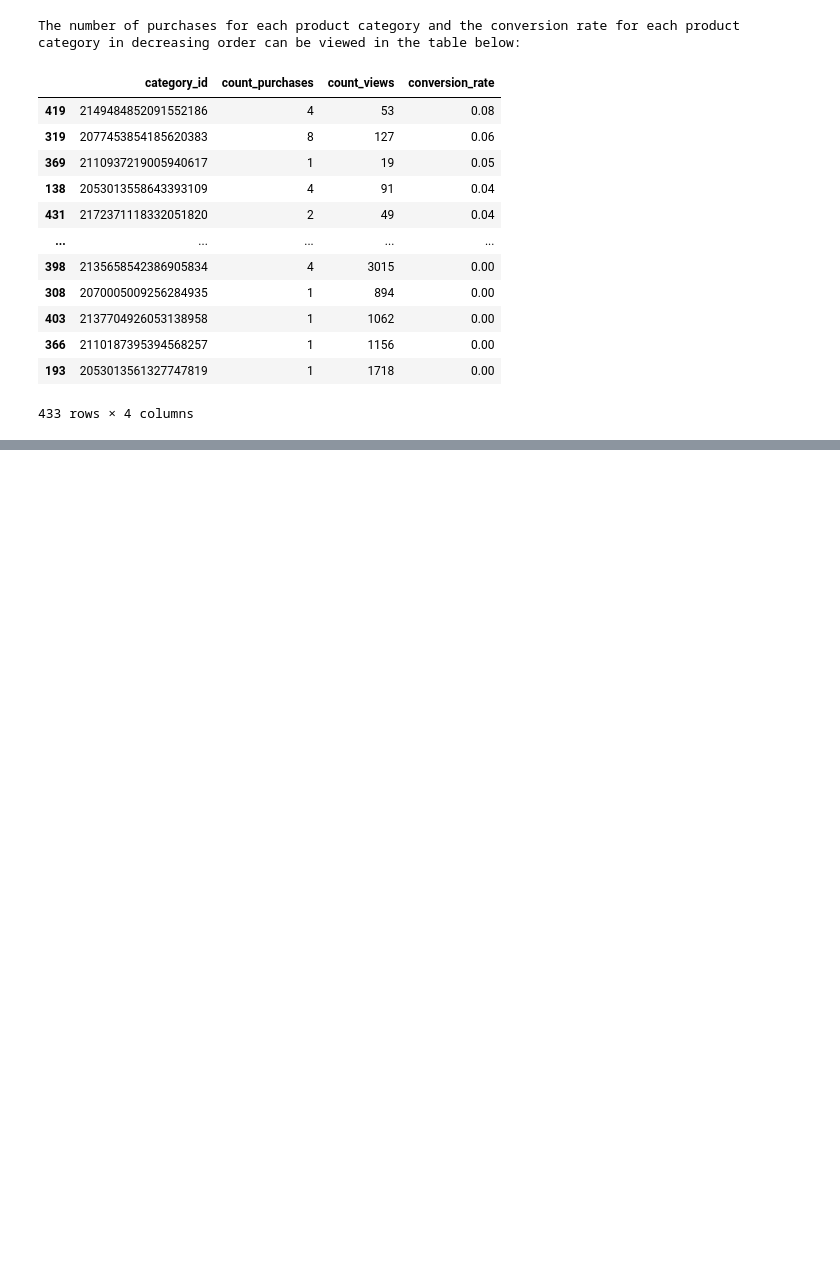
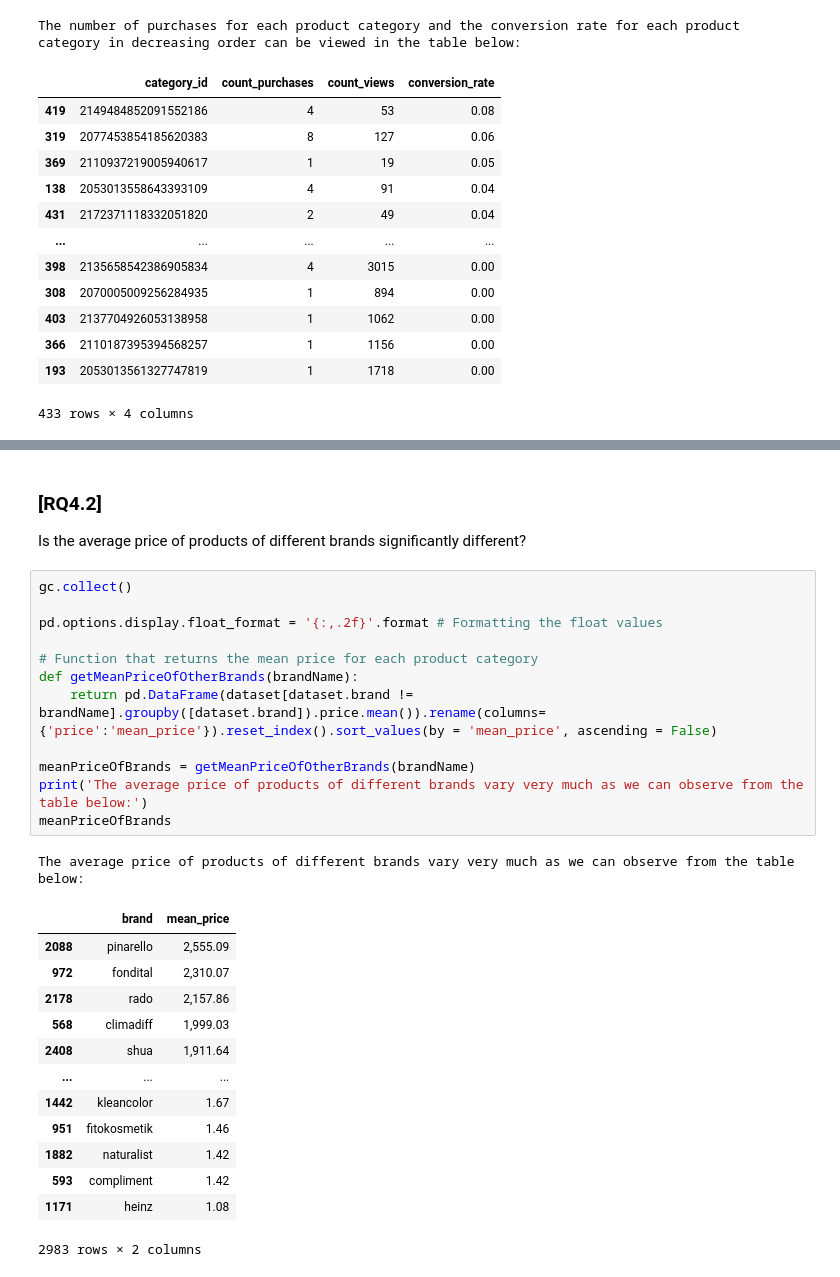
Before and after one commit to freebirdT/ADM_homework2, a Jupyter notebook: main.ipynb, the cells around one changed output, grey strips where cells are left out. Saved outputs shown, nothing was run; the diff lists cells and outputs as text; blank space fills up the shorter version.

```diff
--- a/main.ipynb
+++ b/main.ipynb
@@ -335,0 +343,30 @@ The profit for the brand bosch for each month is the following:
+# %% [markdown]
+### [RQ4.2]
+Is the average price of products of different brands significantly different?
+# %%
+gc.collect()
+
+pd.options.display.float_format = '{:,.2f}'.format # Formatting the float values
+
+# Function that returns the mean price for each product category
+def getMeanPriceOfOtherBrands(brandName):
+    return pd.DataFrame(dataset[dataset.brand != brandName].groupby([dataset.brand]).price.mean()).rename(columns={'price':'mean_price'}).reset_index().sort_values(by = 'mean_price', ascending = False)
+
+meanPriceOfBrands = getMeanPriceOfOtherBrands(brandName)
+print('The average price of products of different brands vary very much as we can observe from the table below:')
+meanPriceOfBrands
+# %% [output]
+The average price of products of different brands vary very much as we can observe from the table below:
+|  | brand | mean_price |
+| 2088 | pinarello | 2,555.09 |
+| 972 | fondital | 2,310.07 |
+| 2178 | rado | 2,157.86 |
+| 568 | climadiff | 1,999.03 |
+| 2408 | shua | 1,911.64 |
+| ... | ... | ... |
+| 1442 | kleancolor | 1.67 |
+| 951 | fitokosmetik | 1.46 |
+| 1882 | naturalist | 1.42 |
+| 593 | compliment | 1.42 |
+| 1171 | heinz | 1.08 |
+2983 rows × 2 columns
```
Also changed, not shown: parts of 11 cells of this notebook.
